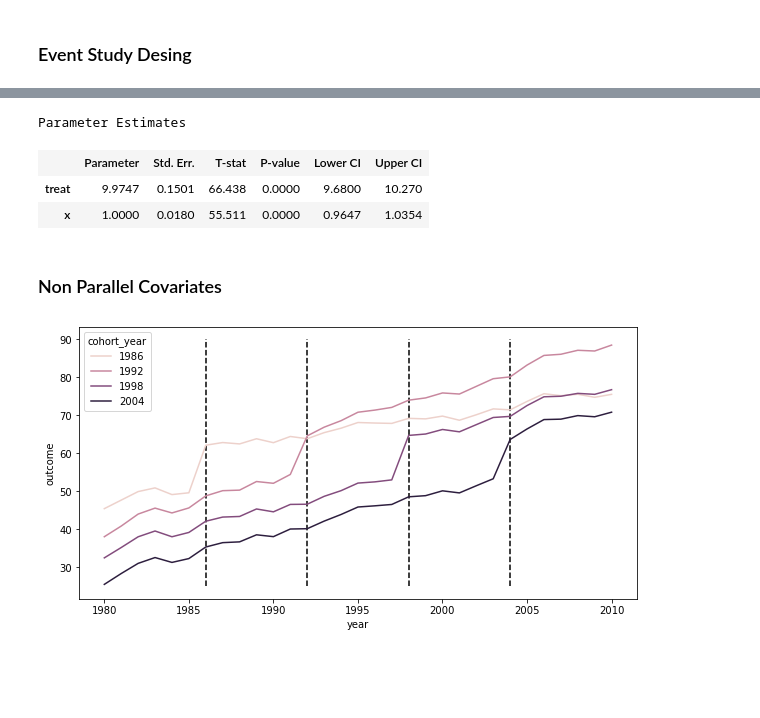
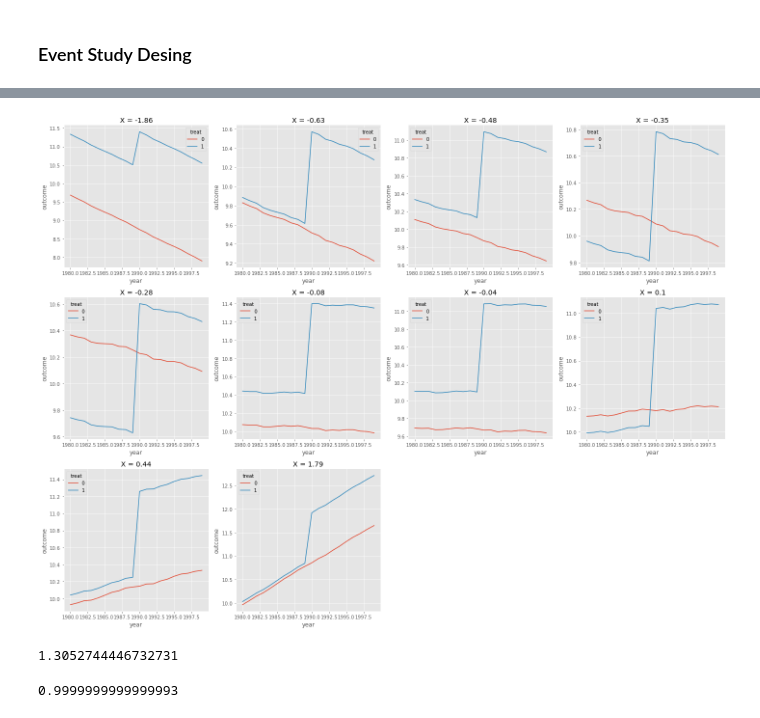
Before and after one commit to matheusfacure/python-causality-handbook, a Jupyter notebook: causal-inference-for-the-brave-and-true/Diff-in-Diff-Death-and-Rebirth.ipynb, the cells around one changed output, grey strips where cells are left out. Drawn from its saved outputs; the diff is of its cells as text; code cells hidden in the pictures; blank space fills up the shorter version.

```diff
--- a/causal-inference-for-the-brave-and-true/Diff-in-Diff-Death-and-Rebirth.ipynb
+++ b/causal-inference-for-the-brave-and-true/Diff-in-Diff-Death-and-Rebirth.ipynb
@@ -466,15 +204,42 @@ sns.lineplot(
+# %%
+facet_col = "x"
+all_facet_values = sorted(df_cov_trend[facet_col].unique())
+g = sns.FacetGrid(df_cov_trend, col=facet_col, sharey=False, sharex=False, col_wrap=4, height=5, aspect=1)
+
+for x, ax in zip(all_facet_values, g.axes):
+
+    plot_df = df_cov_trend.query(f"{facet_col}=={x}")
+
+    sns.lineplot(
+        data=plot_df.groupby(["treat", "year"])["outcome"].mean().reset_index(),
+        x="year",
+        y = "outcome",
+        hue="treat",
+        ax=ax
+    )
+
+    ax.set_title(f"X = {round(x, 2)}")
+
+plt.tight_layout()
+# %% [output]
+[figure, added]
+# %%
+formula = f"""outcome ~ treat:post + C(year) + C(unit)"""
+
+mod = smf.ols(formula, data=df_cov_trend)
+
+result = mod.fit()
+
+result.params["treat:post"]
+# %% [output]
+1.3052744446732731
 # %%
-formula = f"""outcome ~ treat + x + EntityEffects + TimeEffects"""
+formula = f"""outcome ~ treat:post + x * C(year) + C(unit)"""
 
-mod = PanelOLS.from_formula(formula, data=data.set_index(["unit", "year"]))
+mod = smf.ols(formula, data=df_cov_trend)
 
-result = mod.fit(cov_type='clustered', cluster_entity=True)
+result = mod.fit()
 
-result.summary.tables[1]
+result.params["treat:post"]
 # %% [output]
-Parameter Estimates
+0.9999999999999993
-|  | Parameter | Std. Err. | T-stat | P-value | Lower CI | Upper CI |
-| treat | 9.9747 | 0.1501 | 66.438 | 0.0000 | 9.6800 | 10.270 |
-| x | 1.0000 | 0.0180 | 55.511 | 0.0000 | 0.9647 | 1.0354 |
-# %% [markdown]
-### Non Parallel Covariates
@@ -487,11 +245,0 @@ data = generate_data(1000, cohorts = cohorts,
-# %%
-plt.figure(figsize=(10,5))
-sns.lineplot(
-    data=data.groupby(["year", "cohort_year"])[["outcome"]].mean().reset_index(),
-    x="year",
-    y="outcome",
-    hue="cohort_year",
-)
-[plt.vlines(c, 25, 90, color="black", linestyles="--") for c in cohorts];
-# %% [output]
-[figure, removed]
```
Also changed, not shown: parts of 46 cells of this notebook, 3 other files.
